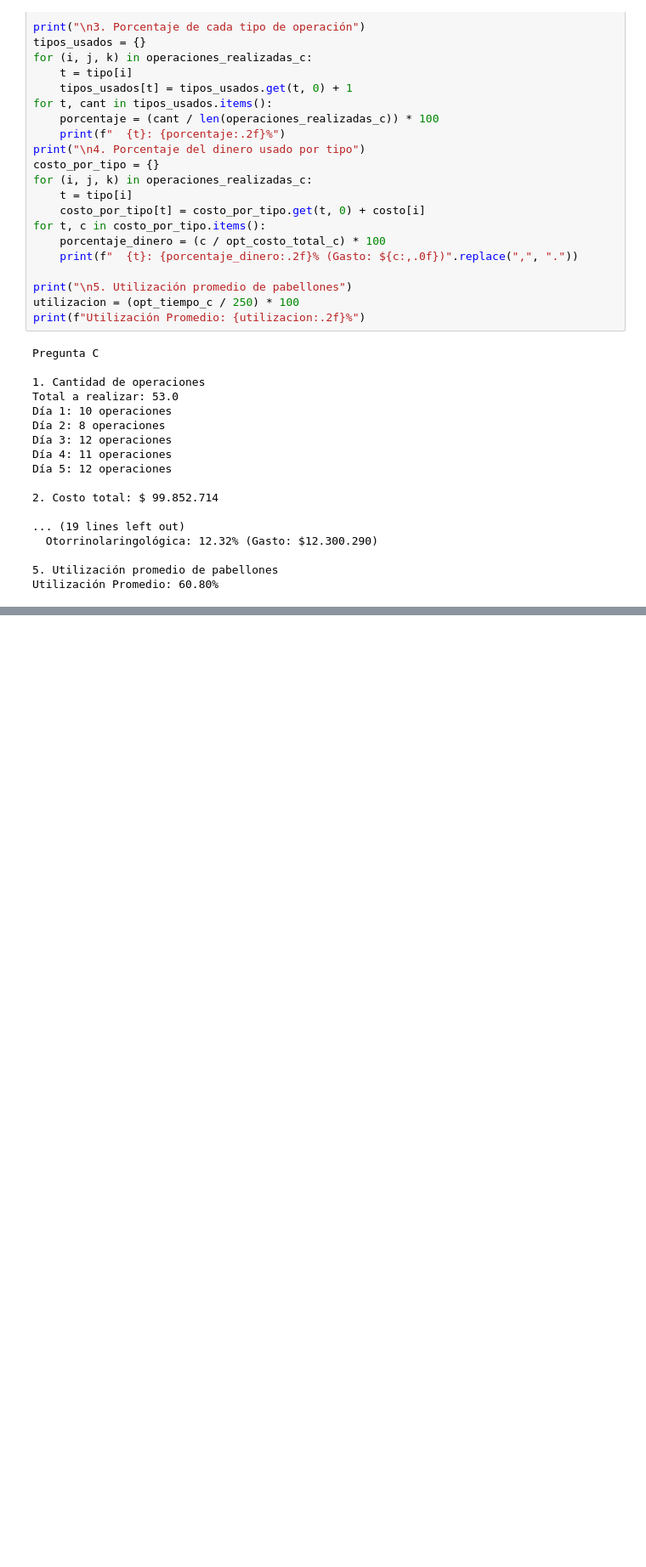
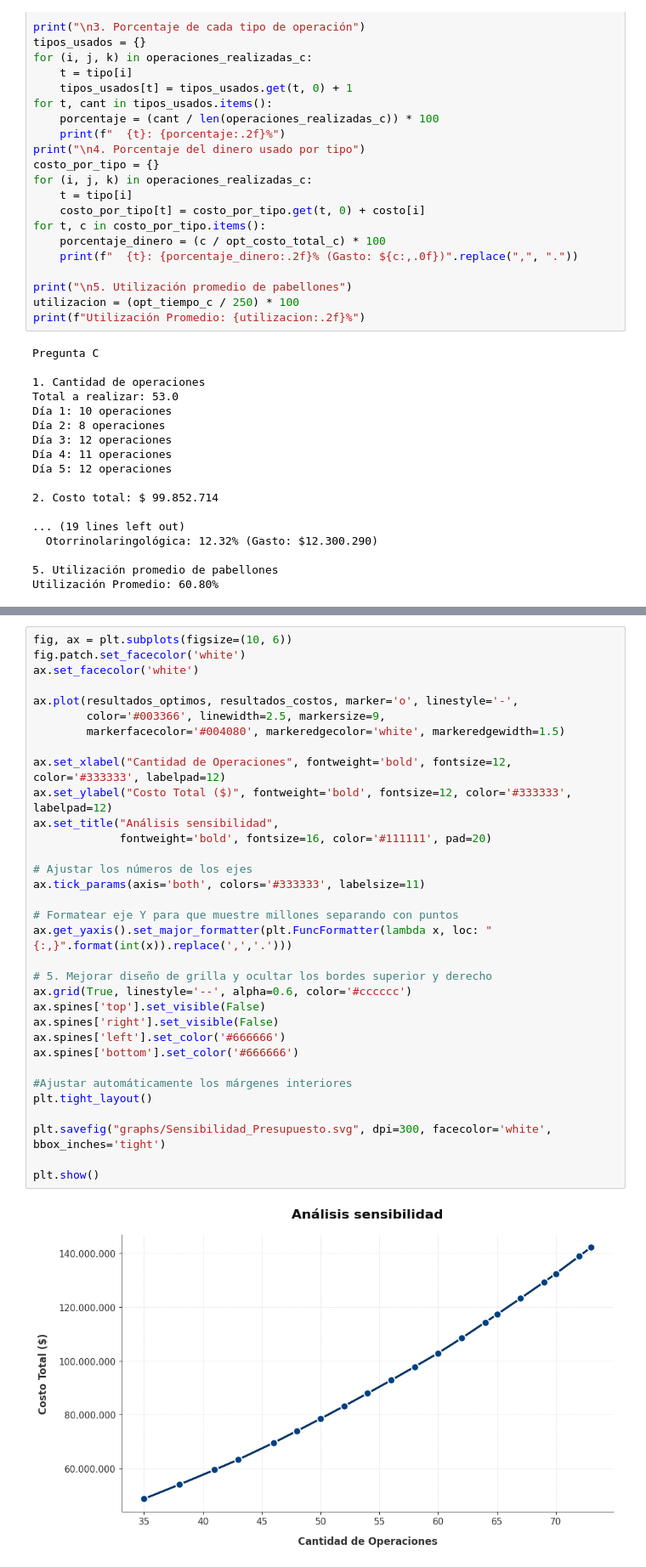
Before and after one commit to svaldesoliva/proyecto-optimizacion, a Jupyter notebook: Proyecto.ipynb, the cells around one changed output, grey strips where cells are left out. Shown at 85% size. Saved outputs shown, nothing was run; the diff lists cells and outputs as text; blank space fills up the shorter version.

Commit message:
pregunta D sensibilidad

```diff
--- a/Proyecto.ipynb
+++ b/Proyecto.ipynb
@@ -577,0 +637,35 @@ Tipos de operaciones
+# %%
+fig, ax = plt.subplots(figsize=(10, 6))
+fig.patch.set_facecolor('white')
+ax.set_facecolor('white')
+
+ax.plot(resultados_optimos, resultados_costos, marker='o', linestyle='-',
+        color='#003366', linewidth=2.5, markersize=9,
+        markerfacecolor='#004080', markeredgecolor='white', markeredgewidth=1.5)
+
+ax.set_xlabel("Cantidad de Operaciones", fontweight='bold', fontsize=12, color='#333333', labelpad=12)
+ax.set_ylabel("Costo Total ($)", fontweight='bold', fontsize=12, color='#333333', labelpad=12)
+ax.set_title("Análisis sensibilidad",
+             fontweight='bold', fontsize=16, color='#111111', pad=20)
+
+# Ajustar los números de los ejes
+ax.tick_params(axis='both', colors='#333333', labelsize=11)
+
+# Formatear eje Y para que muestre millones separando con puntos
+ax.get_yaxis().set_major_formatter(plt.FuncFormatter(lambda x, loc: "{:,}".format(int(x)).replace(',','.')))
+
+# 5. Mejorar diseño de grilla y ocultar los bordes superior y derecho
+ax.grid(True, linestyle='--', alpha=0.6, color='#cccccc')
+ax.spines['top'].set_visible(False)
+ax.spines['right'].set_visible(False)
+ax.spines['left'].set_color('#666666')
+ax.spines['bottom'].set_color('#666666')
+
+#Ajustar automáticamente los márgenes interiores
+plt.tight_layout()
+
+plt.savefig("graphs/Sensibilidad_Presupuesto.svg", dpi=300, facecolor='white', bbox_inches='tight')
+
+plt.show()
+# %% [output]
+[figure, added]
```
Also changed, not shown: parts of 6 cells of this notebook, 21 other files.
